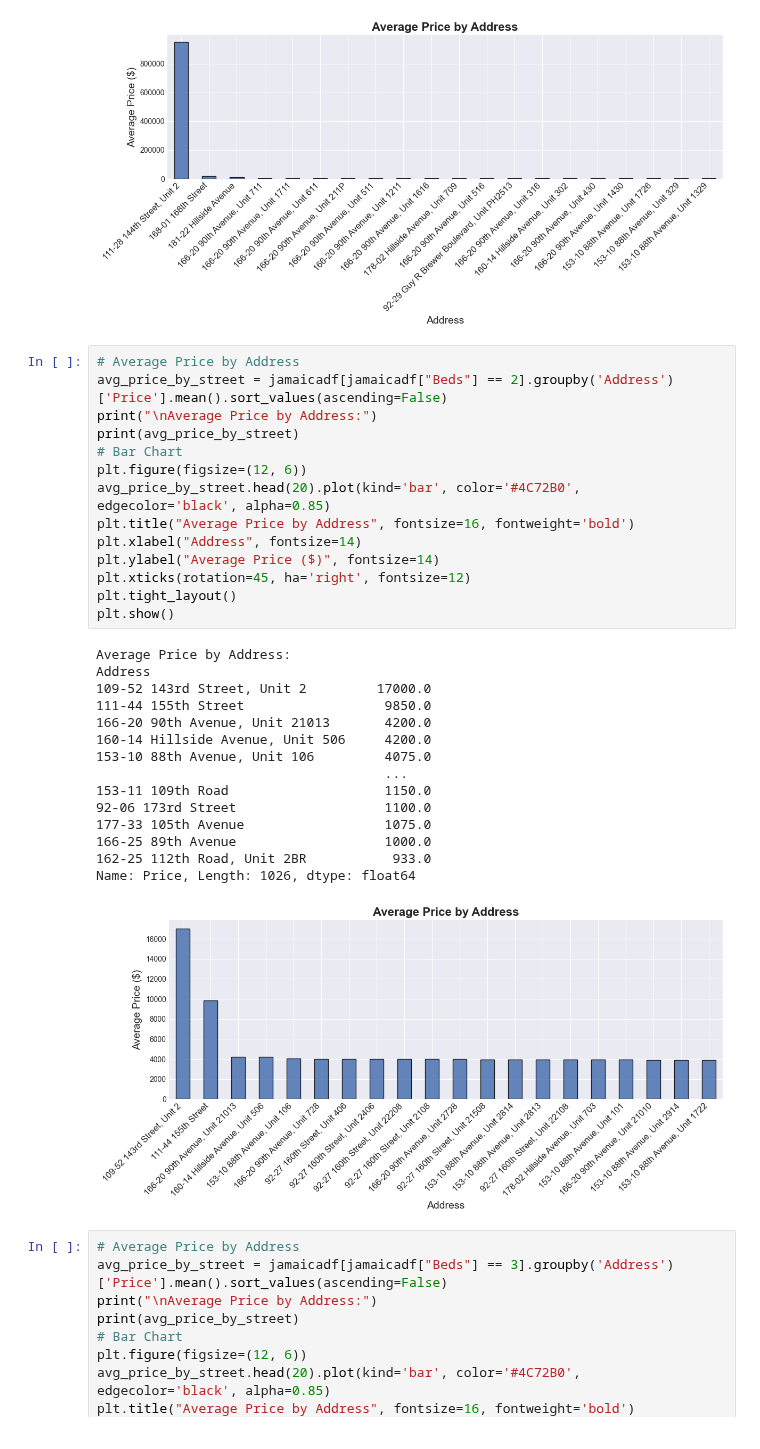
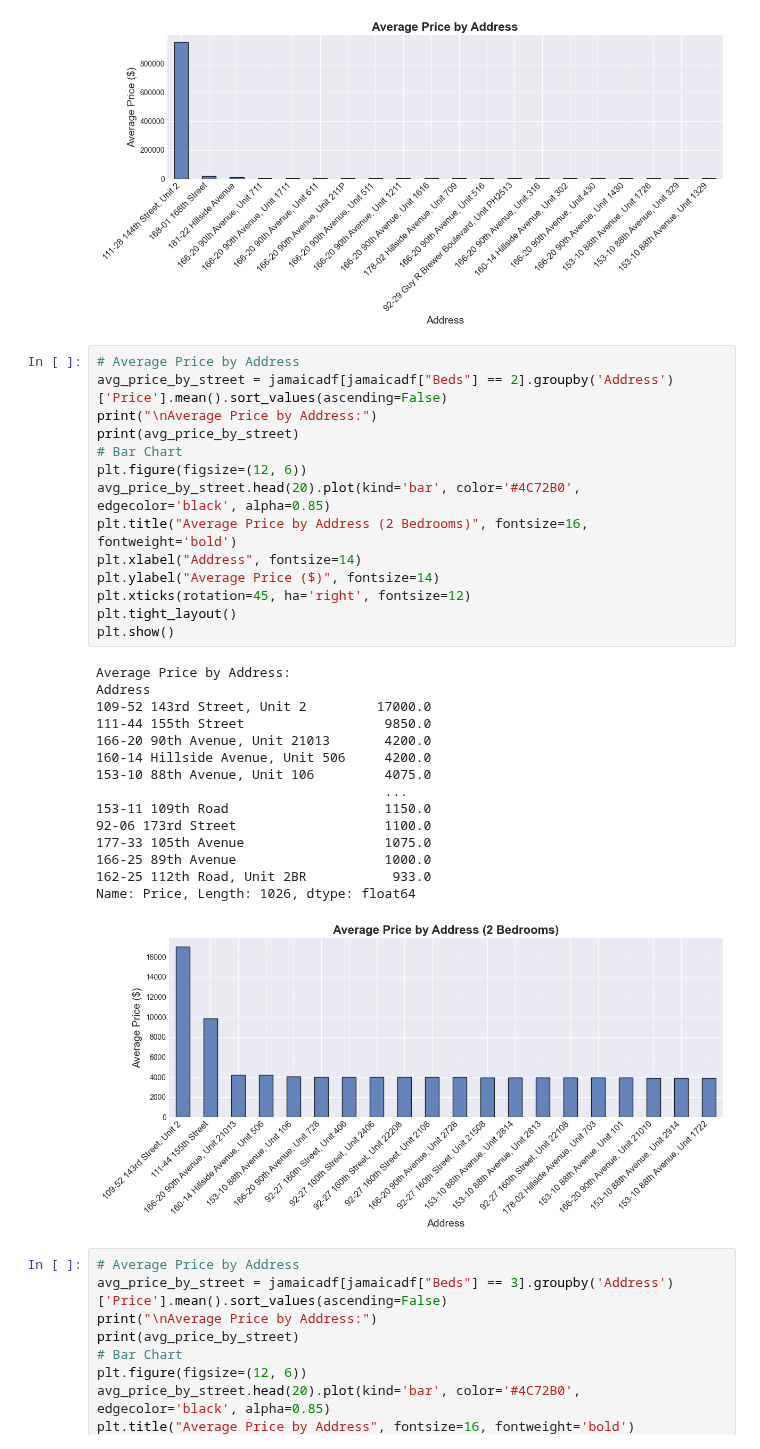
Before and after one commit to supernovaaa2024/RealEstateValuation, a Jupyter notebook: RealEstateStatisticalAnalysis.ipynb, the cells around one changed output. Drawn from its saved outputs; the diff is of its cells as text.

```diff
--- a/RealEstateStatisticalAnalysis.ipynb
+++ b/RealEstateStatisticalAnalysis.ipynb
@@ -801,33 +806,33 @@ Name: Price, Length: 1190, dtype: float64
 # %%
 # Average Price by Address
 avg_price_by_street = jamaicadf[jamaicadf["Beds"] == 2].groupby('Address')['Price'].mean().sort_values(ascending=False)
 print("\nAverage Price by Address:")
 print(avg_price_by_street)
 # Bar Chart
 plt.figure(figsize=(12, 6))
 avg_price_by_street.head(20).plot(kind='bar', color='#4C72B0', edgecolor='black', alpha=0.85)
-plt.title("Average Price by Address", fontsize=16, fontweight='bold')
+plt.title("Average Price by Address (2 Bedrooms)", fontsize=16, fontweight='bold')
 plt.xlabel("Address", fontsize=14)
 plt.ylabel("Average Price ($)", fontsize=14)
 plt.xticks(rotation=45, ha='right', fontsize=12)
 plt.tight_layout()
 plt.show()
 # %% [output]
 Average Price by Address:
 Address
 109-52 143rd Street, Unit 2         17000.0
 111-44 155th Street                  9850.0
 166-20 90th Avenue, Unit 21013       4200.0
 160-14 Hillside Avenue, Unit 506     4200.0
 153-10 88th Avenue, Unit 106         4075.0
                                      ...
 153-11 109th Road                    1150.0
 92-06 173rd Street                   1100.0
 177-33 105th Avenue                  1075.0
 166-25 89th Avenue                   1000.0
 162-25 112th Road, Unit 2BR           933.0
 Name: Price, Length: 1026, dtype: float64
-[figure, old version]
+[figure, new version]
 # %%
 # Average Price by Address
 avg_price_by_street = jamaicadf[jamaicadf["Beds"] == 3].groupby('Address')['Price'].mean().sort_values(ascending=False)
```
Also changed, not shown: parts of 8 cells of this notebook, 2 other files.
